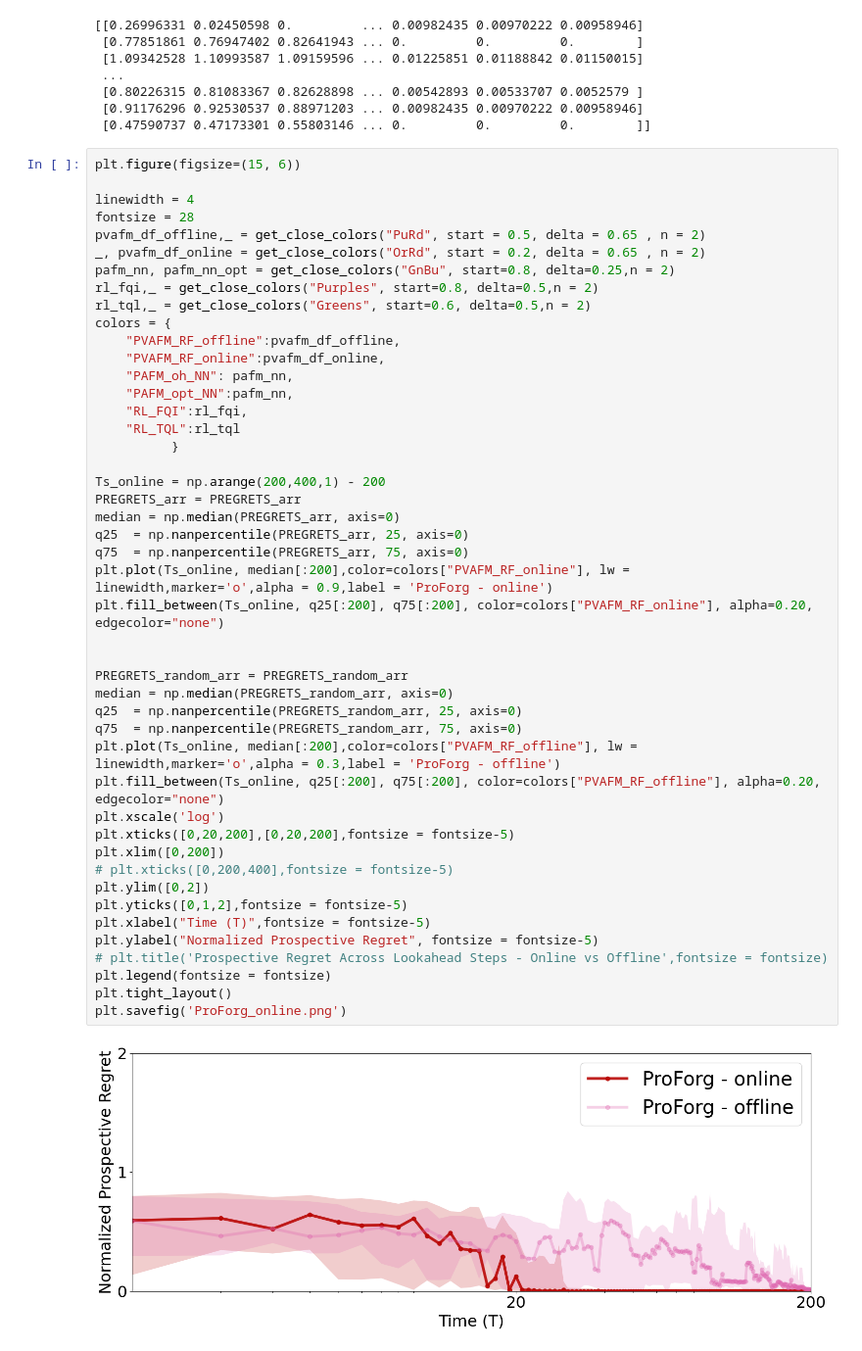
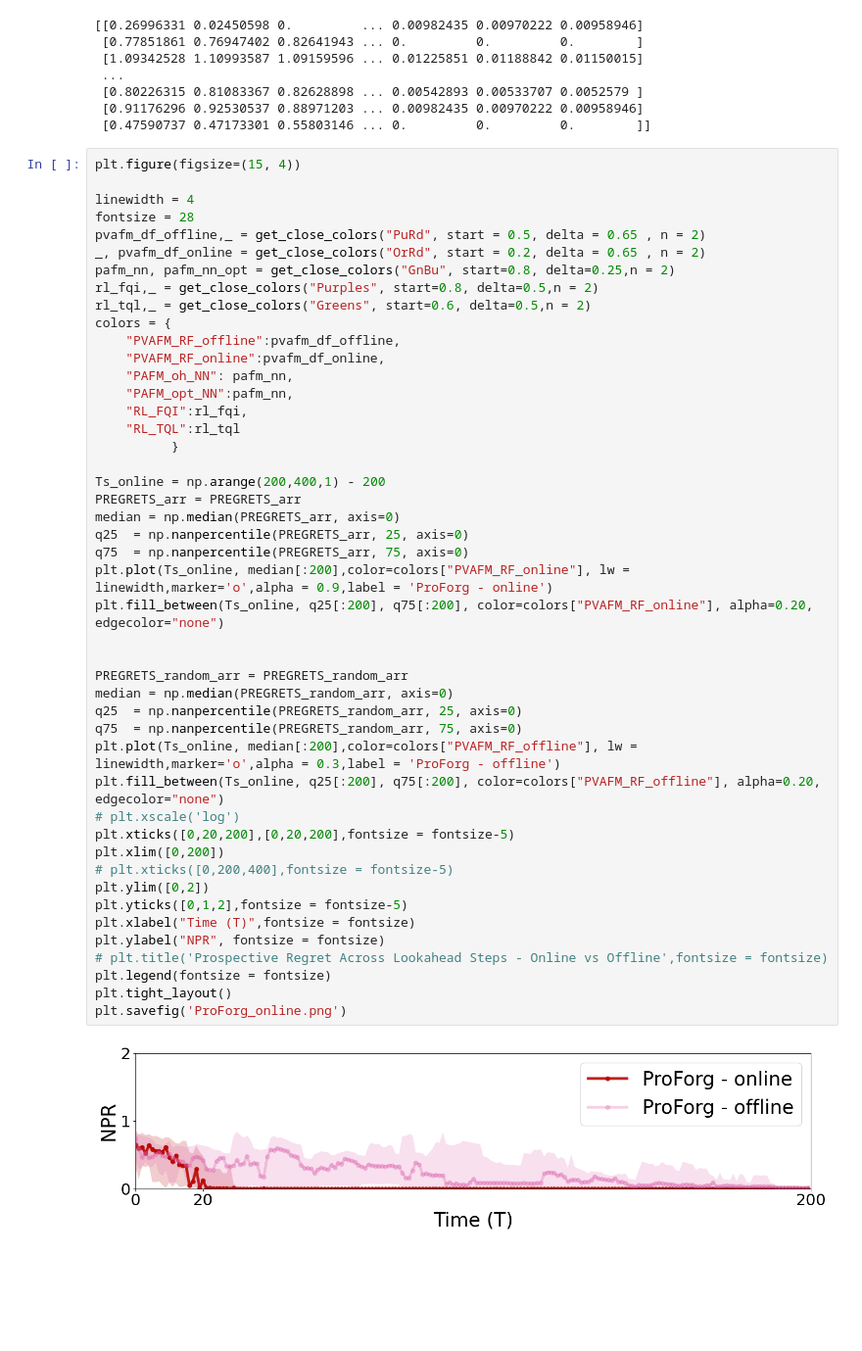
Before and after one commit to neurodata/ProspectiveForaging, a Jupyter notebook: notebooks/fig2_new.ipynb, the cells around one changed output. Shown: that part at 98% size. Drawn from its saved outputs; the diff is of its cells as text; blank space fills up the shorter version.

```diff
--- a/notebooks/fig2_new.ipynb
+++ b/notebooks/fig2_new.ipynb
@@ -44,7 +44,7 @@ print(PREGRETS_arr)
  [0.91176296 0.92530537 0.88971203 ... 0.00982435 0.00970222 0.00958946]
  [0.47590737 0.47173301 0.55803146 ... 0.         0.         0.        ]]
 # %%
-plt.figure(figsize=(15, 6))
+plt.figure(figsize=(15, 4))
 
 linewidth = 4
 fontsize = 28
@@ -60,34 +60,34 @@ colors = {
     "PAFM_opt_NN":pafm_nn,
     "RL_FQI":rl_fqi,
     "RL_TQL":rl_tql
           }
 
 Ts_online = np.arange(200,400,1) - 200
 PREGRETS_arr = PREGRETS_arr
 median = np.median(PREGRETS_arr, axis=0)
 q25  = np.nanpercentile(PREGRETS_arr, 25, axis=0)
 q75  = np.nanpercentile(PREGRETS_arr, 75, axis=0)
 plt.plot(Ts_online, median[:200],color=colors["PVAFM_RF_online"], lw = linewidth,marker='o',alpha = 0.9,label = 'ProForg - online')
 plt.fill_between(Ts_online, q25[:200], q75[:200], color=colors["PVAFM_RF_online"], alpha=0.20, edgecolor="none")
 
 
 PREGRETS_random_arr = PREGRETS_random_arr
 median = np.median(PREGRETS_random_arr, axis=0)
 q25  = np.nanpercentile(PREGRETS_random_arr, 25, axis=0)
 q75  = np.nanpercentile(PREGRETS_random_arr, 75, axis=0)
 plt.plot(Ts_online, median[:200],color=colors["PVAFM_RF_offline"], lw = linewidth,marker='o',alpha = 0.3,label = 'ProForg - offline')
 plt.fill_between(Ts_online, q25[:200], q75[:200], color=colors["PVAFM_RF_offline"], alpha=0.20, edgecolor="none")
-plt.xscale('log')
+# plt.xscale('log')
 plt.xticks([0,20,200],[0,20,200],fontsize = fontsize-5)
 plt.xlim([0,200])
 # plt.xticks([0,200,400],fontsize = fontsize-5)
 plt.ylim([0,2])
 plt.yticks([0,1,2],fontsize = fontsize-5)
-plt.xlabel("Time (T)",fontsize = fontsize-5)
-plt.ylabel("Normalized Prospective Regret", fontsize = fontsize-5)
+plt.xlabel("Time (T)",fontsize = fontsize)
+plt.ylabel("NPR", fontsize = fontsize)
 # plt.title('Prospective Regret Across Lookahead Steps - Online vs Offline',fontsize = fontsize)
 plt.legend(fontsize = fontsize)
 plt.tight_layout()
 plt.savefig('ProForg_online.png')
 # %% [output]
-[figure, old version]
+[figure, new version]
```
Also changed, not shown: 14 other files.
